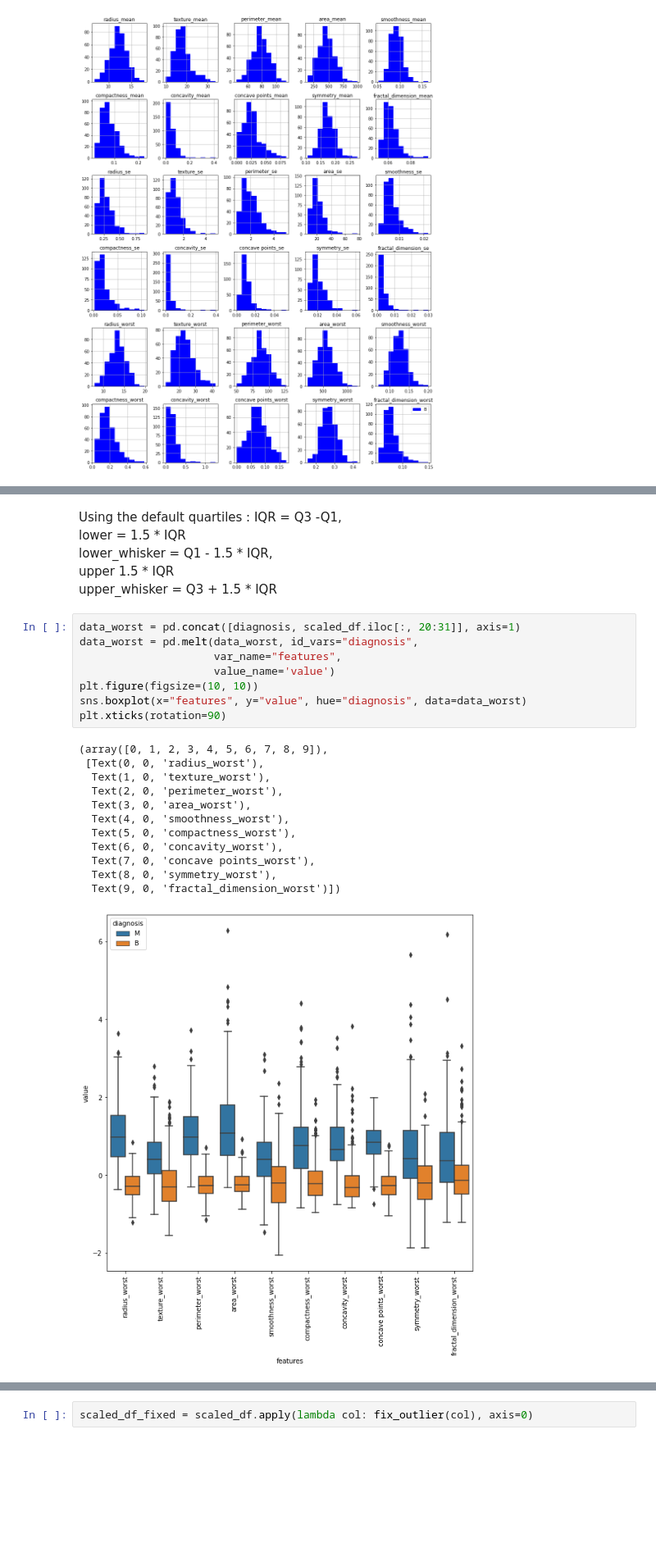
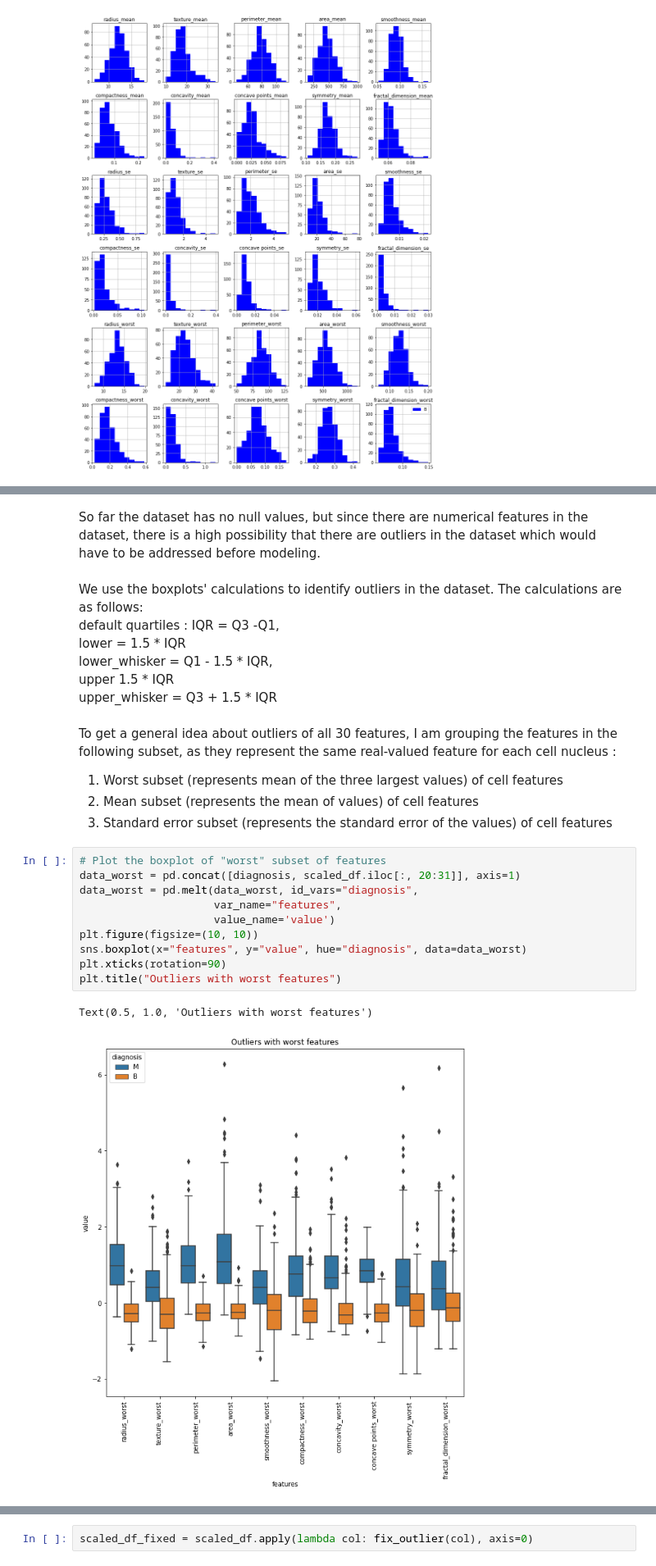
Before and after one commit to shubhisaxena1202/udacity-nanodegree-projects, a Jupyter notebook: Project 1/Breast_Cancer.ipynb, the cells around one changed output, grey strips where cells are left out. Shown at 82% size. Drawn from its saved outputs; the diff is of its cells as text; blank space fills up the shorter version.

```diff
--- a/Project 1/Breast_Cancer.ipynb
+++ b/Project 1/Breast_Cancer.ipynb
@@ -216,28 +181,28 @@ Hence less number of attributes are negatively correlated.
+# %% [markdown]
+So far the dataset has no null values, but since there are numerical features in the dataset, there is a high possibility that there are outliers in the dataset which would have to be addressed before modeling.
 # %% [markdown]
-Using the default quartiles : IQR = Q3 -Q1, <br>
+We use the boxplots' calculations to identify outliers in the dataset. The calculations are as follows: <br>
+default quartiles : IQR = Q3 -Q1, <br>
 lower =  1.5 * IQR <br>
 lower_whisker = Q1 - 1.5 * IQR, <br>
 upper 1.5 * IQR <br>
 upper_whisker = Q3 + 1.5 * IQR
+# %% [markdown]
+To get a general idea about outliers of all 30 features, I am grouping the features in the following subset, as they represent the same real-valued feature for each cell nucleus :<br>
+1. Worst subset (represents mean of the three largest values) of cell features <br>
+2. Mean subset (represents the mean of values) of cell features <br>
+3. Standard error subset (represents the standard error of the values) of cell features <br>
 # %%
+# Plot the boxplot of "worst" subset of features
 data_worst = pd.concat([diagnosis, scaled_df.iloc[:, 20:31]], axis=1)
 data_worst = pd.melt(data_worst, id_vars="diagnosis",
                      var_name="features",
                      value_name='value')
 plt.figure(figsize=(10, 10))
 sns.boxplot(x="features", y="value", hue="diagnosis", data=data_worst)
 plt.xticks(rotation=90)
+plt.title("Outliers with worst features")
 # %% [output]
-(array([0, 1, 2, 3, 4, 5, 6, 7, 8, 9]),
- [Text(0, 0, 'radius_worst'),
-  Text(1, 0, 'texture_worst'),
-  Text(2, 0, 'perimeter_worst'),
-  Text(3, 0, 'area_worst'),
-  Text(4, 0, 'smoothness_worst'),
-  Text(5, 0, 'compactness_worst'),
-  Text(6, 0, 'concavity_worst'),
-  Text(7, 0, 'concave points_worst'),
-  Text(8, 0, 'symmetry_worst'),
-  Text(9, 0, 'fractal_dimension_worst')])
+Text(0.5, 1.0, 'Outliers with worst features')
-[figure, old version]
+[figure, new version]
 # %%
```
Also changed, not shown: parts of 61 cells of this notebook, 1 other file.
